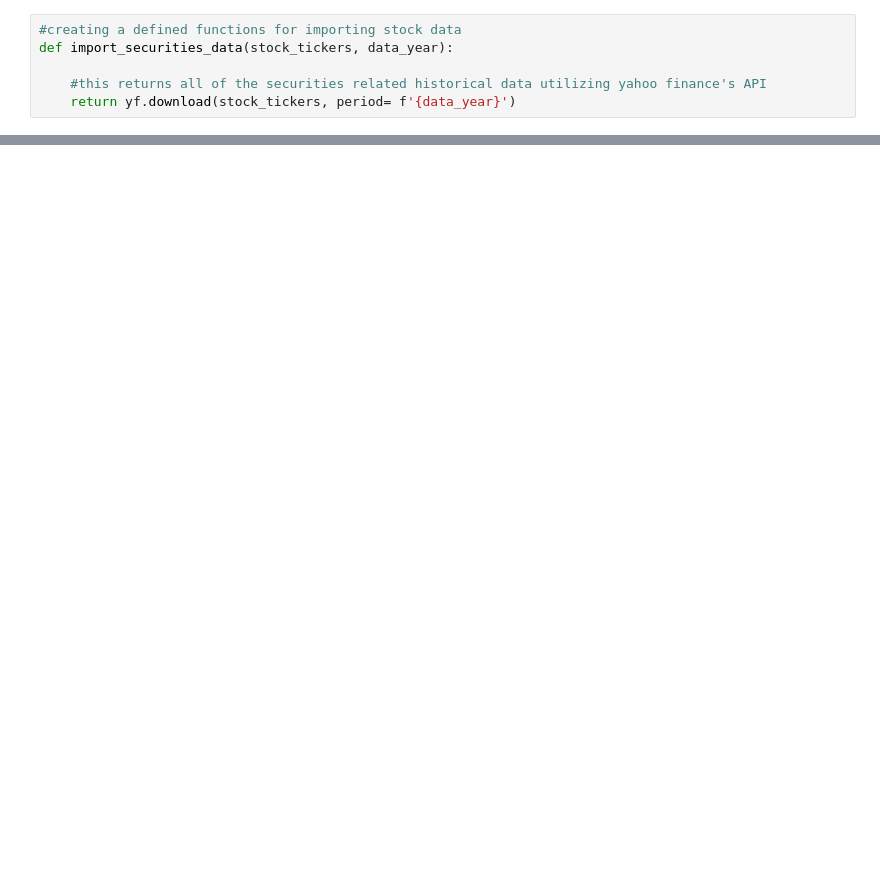
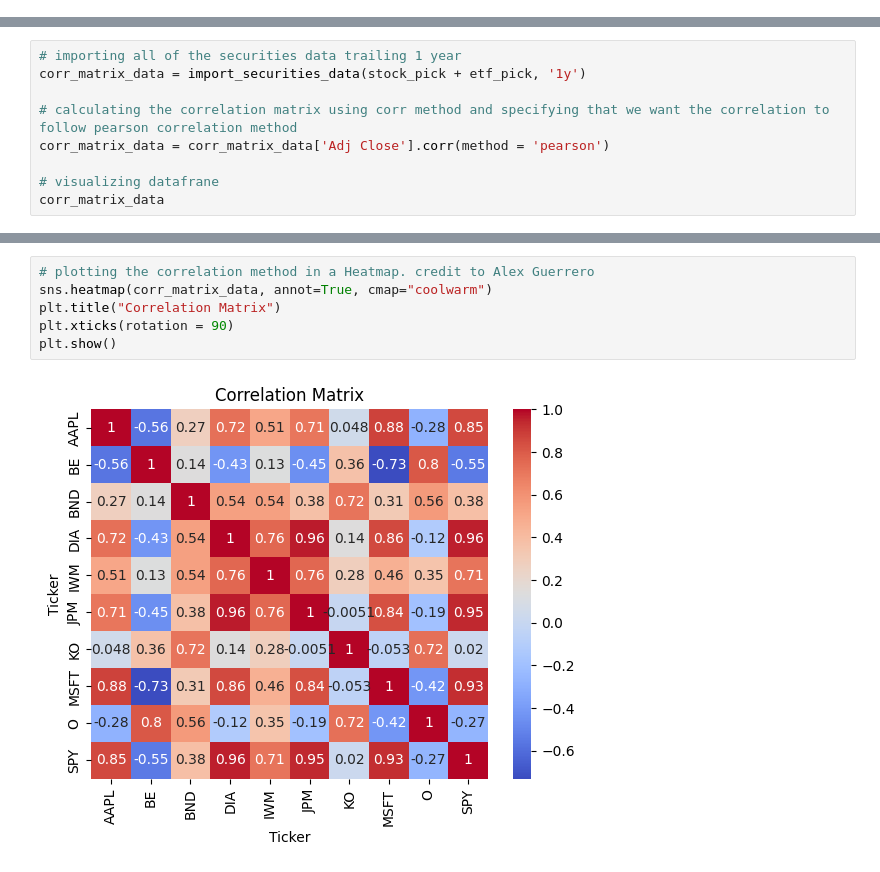
Before and after one commit to CCNY-Analytics-and-Quant/Quant_Fin_CCNY-BIZ-BETZ_Spring_2024_SF_MM_NI, a Jupyter notebook: Portfolio_Analysis_Project/portfolio_analysis_project.ipynb, the cells around one changed output, grey strips where cells are left out. Drawn from its saved outputs; the diff is of its cells as text; blank space fills up the shorter version.

```diff
--- a/Portfolio_Analysis_Project/portfolio_analysis_project.ipynb
+++ b/Portfolio_Analysis_Project/portfolio_analysis_project.ipynb
@@ -8,6 +0,0 @@ import yfinance as yf
-# %%
-#creating a defined functions for importing stock data
-def import_securities_data(stock_tickers, data_year):
-
-    #this returns all of the securities related historical data utilizing yahoo finance's API
-    return yf.download(stock_tickers, period= f'{data_year}')
@@ -415,0 +722,9 @@ df
+# %%
+# importing all of the securities data trailing 1 year
+corr_matrix_data = import_securities_data(stock_pick + etf_pick, '1y')
+
+# calculating the correlation matrix using corr method and specifying that we want the correlation to follow pearson correlation method
+corr_matrix_data = corr_matrix_data['Adj Close'].corr(method = 'pearson')
+
+# visualizing datafrane
+corr_matrix_data
@@ -415,0 +745,8 @@ df
+# %%
+# plotting the correlation method in a Heatmap. credit to Alex Guerrero
+sns.heatmap(corr_matrix_data, annot=True, cmap="coolwarm")
+plt.title("Correlation Matrix")
+plt.xticks(rotation = 90)
+plt.show()
+# %% [output]
+[figure, added]
```
Also changed, not shown: parts of 95 cells of this notebook.
